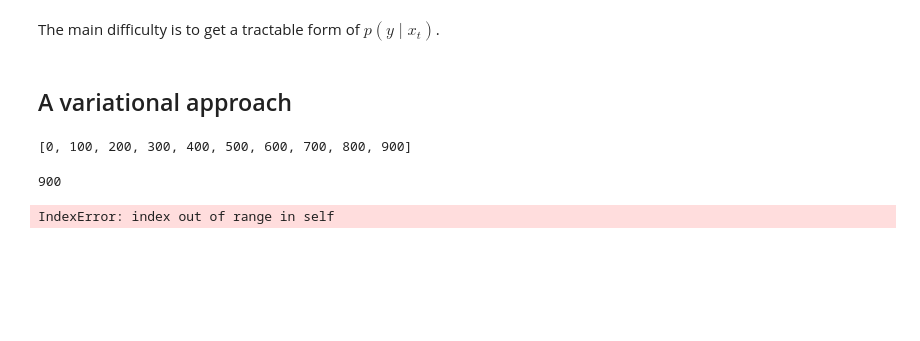
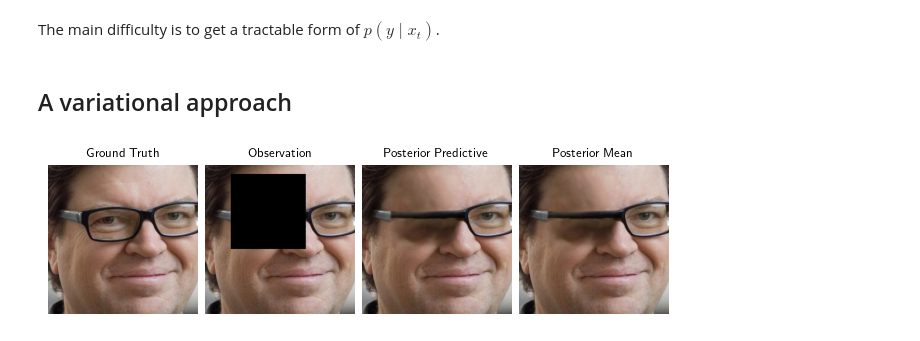
Before and after one commit to isomorphicdude/RED-diff, a Jupyter notebook: demo.ipynb, the cells around one changed output. Drawn from its saved outputs; the diff is of its cells as text; code cells hidden in the pictures; blank space fills up the shorter version.

```diff
--- a/demo.ipynb
+++ b/demo.ipynb
@@ -97,9 +144,10 @@ def get_alpha_beta(
     )
     alpha_vals = (1 - beta_vals).cumprod(dim=0).to(device).float()
 
-    return beta_vals, alpha_vals
+    return alpha_vals, beta_vals
 # %%
 def red_diff(num_steps,
+             x_true,
              y0,
              device,
              model,
@@ -110,12 +158,14 @@ def red_diff(num_steps,
     Returns true x0 from observed y0.
     """
     x = y0.clone().detach().requires_grad_(True)
+    # x = physics(x_true)
+
     n = x.shape[0]
     eta = kwargs.get("eta", 0.0) # the eta in DDIM
-    grad_term_weight = kwargs.get("grad_term_weight", 0.25)
+    grad_term_weight = kwargs.get("grad_term_weight", 1.0)
     obs_weight = kwargs.get("obs_weight", 1.0)
 
-    ts = get_timesteps(1000, 0, num_steps)
+    ts = get_timesteps(num_steps, 0, num_steps)
     ss = [-1] + list(ts[:-1]) # time with -1
 
     mu_s = x.cpu()
@@ -130,24 +180,26 @@ def red_diff(num_steps,
 
     # loading alpha_t and beta_t
     alpha_vals, beta_vals = get_alpha_beta(
-        beta_start=0.1,
-        beta_end=0.9,
+        beta_start=0.0001,
+        beta_end=0.02,
         beta_schedule="linear",
         num_steps=num_steps,
-        device=x.device
+        device="cpu"
     )
 
+    alpha_vals = alpha_vals.to(device)
 
     for ti, si in tqdm(zip(reversed(ts), reversed(ss)),
                        total=len(ts),
                        colour="green"):
+        # print(ti)
         t = torch.ones(n).to(x.device).long() * ti
         s = torch.ones(n).to(x.device).long() * si
 
         alpha_t = alpha_vals.index_select(dim = 0, index = t + 1)
         alpha_s = alpha_vals.index_select(dim = 0, index = s + 1)
 
-        sigma_x0 = kwargs.get("sigma_x0", 1e-4)
+        sigma_x0 = kwargs.get("sigma_x0", 0.0)
         noise_x0 = torch.randn_like(mu)
         noise_xt = torch.randn_like(mu)
 
@@ -161,9 +213,8 @@ def red_diff(num_steps,
         c1 = ((1 - alpha_t / alpha_s) * (1 - alpha_s) / (1 - alpha_t)).sqrt() * eta
 
         # model output from DDIM
-        x0_hat = model(xt, t)   #et, x0_pred
-
-        et = (xt - x0_hat * alpha_t.sqrt()) / (1 - alpha_t).sqrt()
+        et = model(xt, t, type_t = 'timestep')[0][:3]   #et, x0_pred
+        # et = model(xt, t )   #et, x0_pred
 
         # detach the score network output to avoid backpropagating through it
         # as for w(0)=0, we have analytical form of gradient of the regularization term
@@ -187,7 +238,7 @@ def red_diff(num_steps,
         snr_inv = (1-alpha_t[0]).sqrt()/alpha_t[0].sqrt()  #1d torch tensor
 
 
-        w_t = grad_term_weight*snr_inv   #0.25
+        w_t = grad_term_weight*snr_inv
         v_t = obs_weight
         loss = w_t*loss_noise + v_t*loss_obs
 
@@ -205,14 +256,19 @@ def red_diff(num_steps,
     if save_evolutions:
         return x0_pred, mu, mu_s, x0_pred_s
     else:
-        return x0_pred, mu
+        return x0_pred, mu, None, None
 # %%
 y0 = y.clone()
-x0_pred, mu = red_diff(1000, y0, "cpu", model, physics, save_evolutions=False)
+x0_pred, mu, mu_s, x0_pred_s = red_diff(1000,
+                                        x_true,
+                                        y0,
+                                        device,
+                                        model,
+                                        custom_physics,
+                                        save_evolutions=True)
 
 # plot the results
-plot([x, y0, x0_pred], titles=["Ground Truth", "Observation", "Predicted Truth"])
+plot([x, y0, x0_pred, mu],
+     titles=["Ground Truth", "Observation", "Posterior Predictive", "Posterior Mean"])
 # %% [output]
-[0, 100, 200, 300, 400, 500, 600, 700, 800, 900]
-900
-IndexError: index out of range in self
+[figure, added]
```
Also changed, not shown: parts of 2 cells of this notebook.
